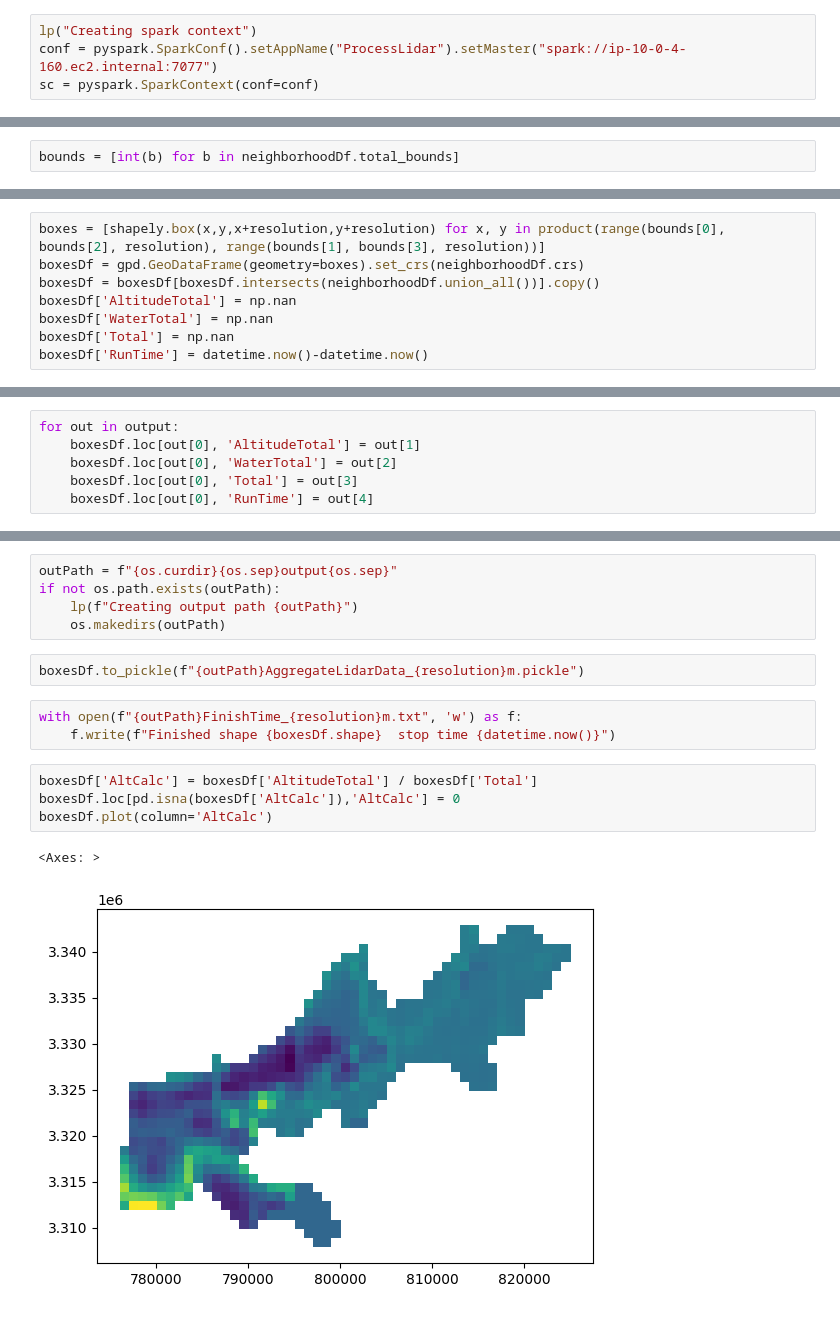
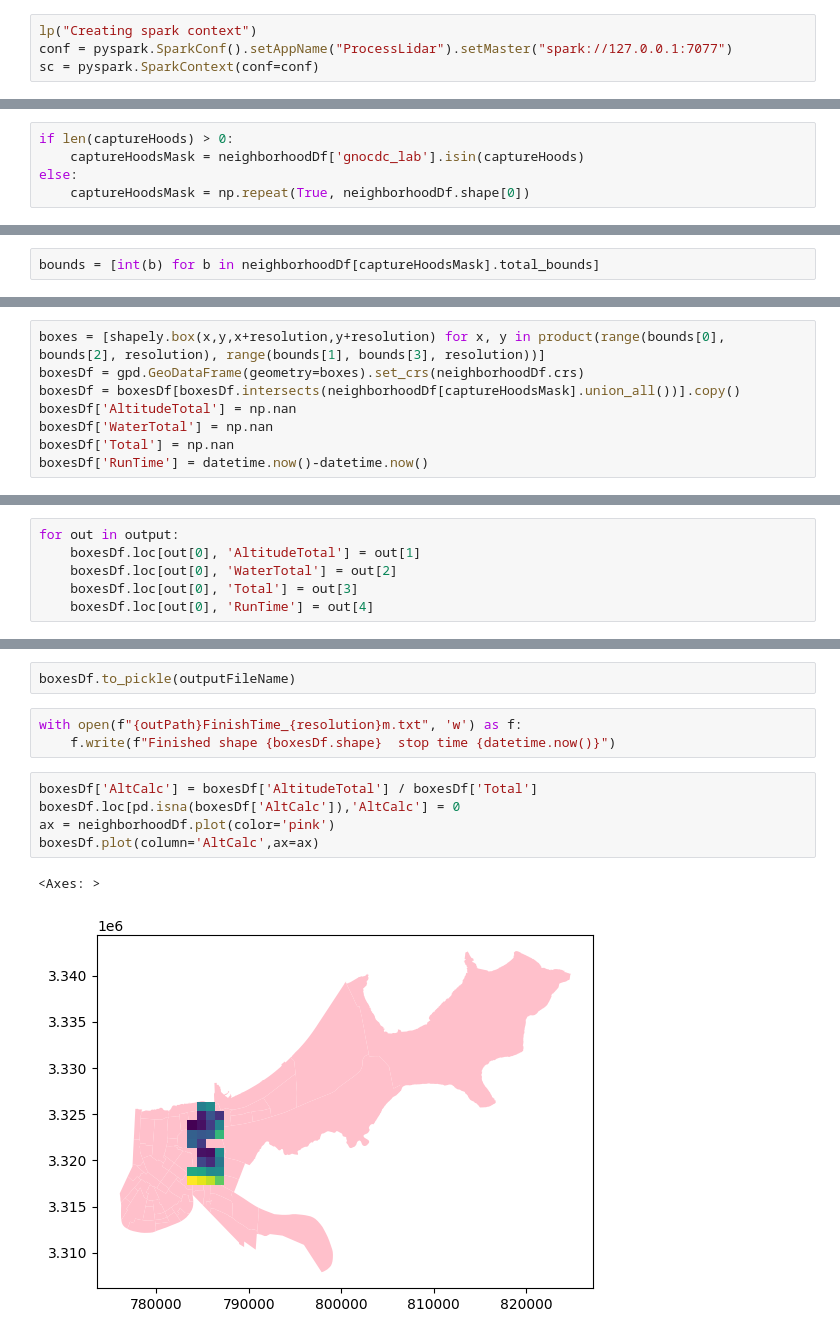
Before and after one commit to GarysCorner/NewOrleansElevation, a Jupyter notebook: ProcessLidar.ipynb, the cells around one changed output, grey strips where cells are left out. Cells and saved outputs as stored; diff of their text form.

Commit message:
Added support for just some neighborhoods

```diff
--- a/ProcessLidar.ipynb
+++ b/ProcessLidar.ipynb
@@ -24,5 +32,5 @@ lp("Starting...")
 # %%
 lp("Creating spark context")
-conf = pyspark.SparkConf().setAppName("ProcessLidar").setMaster("spark://ip-10-0-4-160.ec2.internal:7077")
+conf = pyspark.SparkConf().setAppName("ProcessLidar").setMaster("spark://127.0.0.1:7077")
 sc = pyspark.SparkContext(conf=conf)
 # %% [output]
@@ -47 +77,6 @@ neighborhoodDf = gpd.read_file(f"{dataPath}Neighborhoods.geojson").to_crs(testLa
+# %%
+if len(captureHoods) > 0:
+    captureHoodsMask = neighborhoodDf['gnocdc_lab'].isin(captureHoods)
+else:
+    captureHoodsMask = np.repeat(True, neighborhoodDf.shape[0])
 # %%
@@ -52,5 +88,5 @@ neighborhoodDf.plot()
 # %%
-bounds = [int(b) for b in neighborhoodDf.total_bounds]
+bounds = [int(b) for b in neighborhoodDf[captureHoodsMask].total_bounds]
 # %%
 xPixels = (bounds[2] - bounds[0]) / resolution
 yPixels = (bounds[3] - bounds[1]) / resolution
@@ -60,7 +96,7 @@ lp(f"Resolution will be {xPixels} x {yPixels}  Runtime based on {xPixels*yPixels
 # %%
 boxes = [shapely.box(x,y,x+resolution,y+resolution) for x, y in product(range(bounds[0], bounds[2], resolution), range(bounds[1], bounds[3], resolution))]
 boxesDf = gpd.GeoDataFrame(geometry=boxes).set_crs(neighborhoodDf.crs)
-boxesDf = boxesDf[boxesDf.intersects(neighborhoodDf.union_all())].copy()
+boxesDf = boxesDf[boxesDf.intersects(neighborhoodDf[captureHoodsMask].union_all())].copy()
 boxesDf['AltitudeTotal'] = np.nan
 boxesDf['WaterTotal'] = np.nan
 boxesDf['Total'] = np.nan
@@ -190,20 +224,16 @@ boxesDf.head()
-# %%
-outPath = f"{os.curdir}{os.sep}output{os.sep}"
-if not os.path.exists(outPath):
-    lp(f"Creating output path {outPath}")
-    os.makedirs(outPath)
 # %%
-boxesDf.to_pickle(f"{outPath}AggregateLidarData_{resolution}m.pickle")
+boxesDf.to_pickle(outputFileName)
 # %%
 with open(f"{outPath}FinishTime_{resolution}m.txt", 'w') as f:
     f.write(f"Finished shape {boxesDf.shape}  stop time {datetime.now()}")
 # %%
 boxesDf['AltCalc'] = boxesDf['AltitudeTotal'] / boxesDf['Total']
 boxesDf.loc[pd.isna(boxesDf['AltCalc']),'AltCalc'] = 0
-boxesDf.plot(column='AltCalc')
+ax = neighborhoodDf.plot(color='pink')
+boxesDf.plot(column='AltCalc',ax=ax)
 # %% [output]
 <Axes: >
-[figure, old version]
+[figure, new version]
 # %%
 lp("Done!")
 # %% [output]
```
Also changed, not shown: parts of 17 cells of this notebook, 1 other file.
